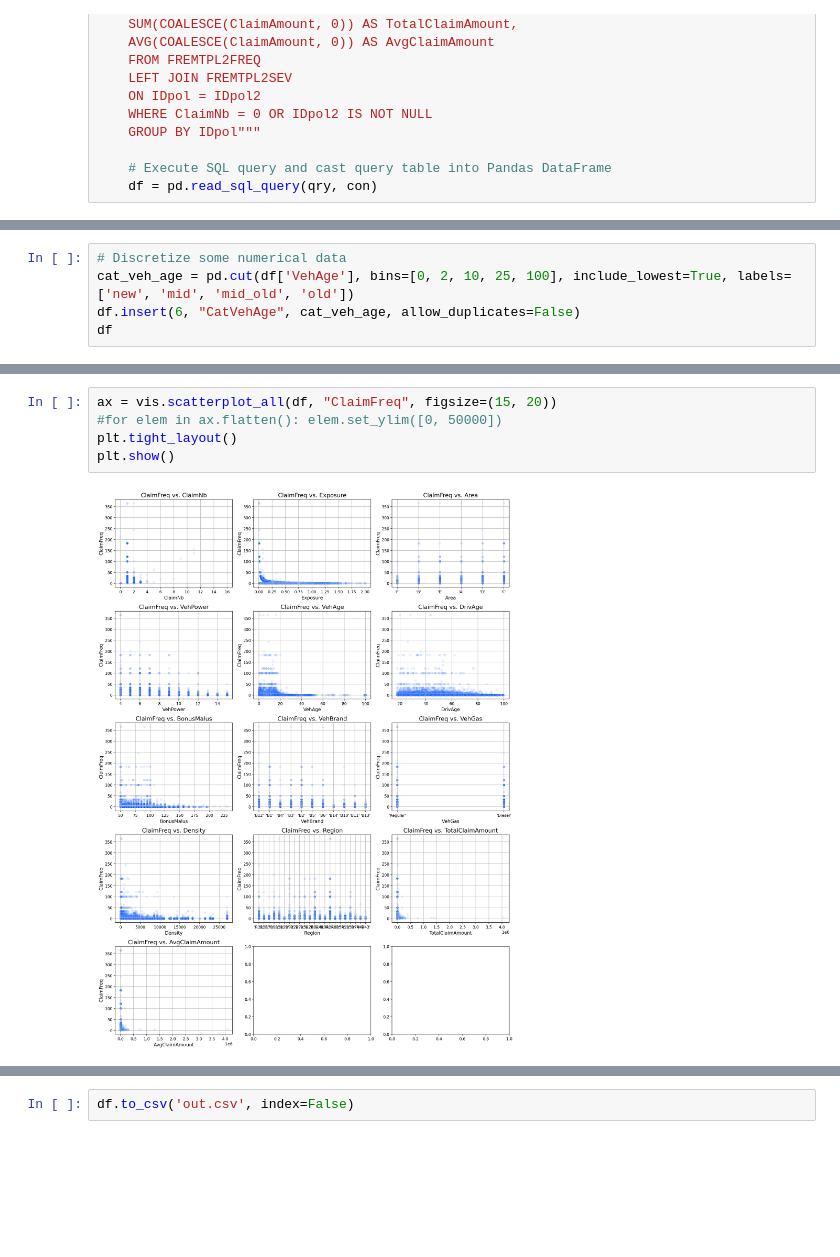
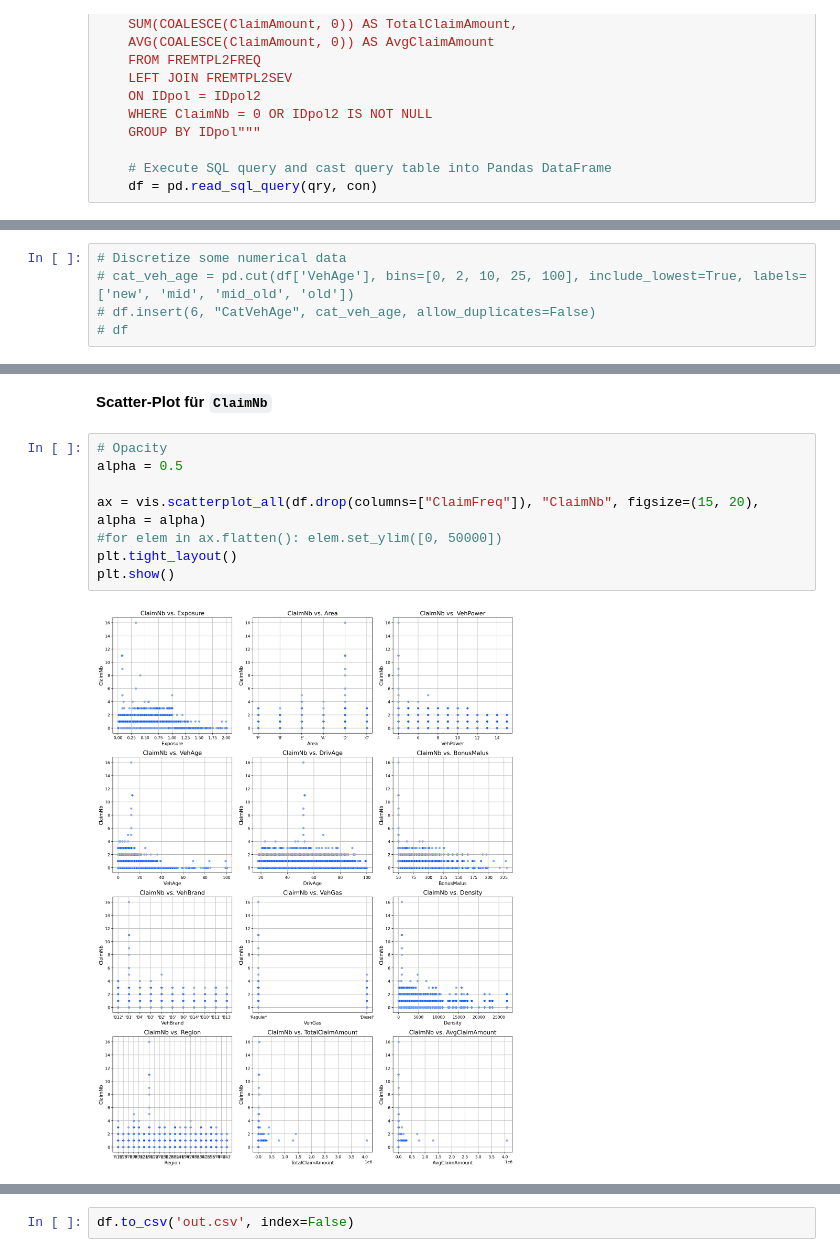
Before and after one commit to mvaassen/axa-data-challenge, a Jupyter notebook: AXADataChallenge/presentation.ipynb, the cells around one changed output, grey strips where cells are left out. Cells and saved outputs as stored; diff of their text form; blank space fills up the shorter version.

````diff
--- a/AXADataChallenge/presentation.ipynb
+++ b/AXADataChallenge/presentation.ipynb
@@ -197,5 +206,5 @@ df.head(5)
 # %%
 # Discretize some numerical data
-cat_veh_age = pd.cut(df['VehAge'], bins=[0, 2, 10, 25, 100], include_lowest=True, labels=['new', 'mid', 'mid_old', 'old'])
-df.insert(6, "CatVehAge", cat_veh_age, allow_duplicates=False)
-df
+# cat_veh_age = pd.cut(df['VehAge'], bins=[0, 2, 10, 25, 100], include_lowest=True, labels=['new', 'mid', 'mid_old', 'old'])
+# df.insert(6, "CatVehAge", cat_veh_age, allow_duplicates=False)
+# df
@@ -216,7 +211,12 @@ df
+# %% [markdown]
+**Scatter-Plot für ```ClaimNb```**
 # %%
-ax = vis.scatterplot_all(df, "ClaimFreq", figsize=(15, 20))
+# Opacity
+alpha = 0.5
+
+ax = vis.scatterplot_all(df.drop(columns=["ClaimFreq"]), "ClaimNb", figsize=(15, 20), alpha = alpha)
 #for elem in ax.flatten(): elem.set_ylim([0, 50000])
 plt.tight_layout()
 plt.show()
 # %% [output]
-[figure, old version]
+[figure, new version]
````
Also changed, not shown: parts of 16 cells of this notebook, 4 other files.
